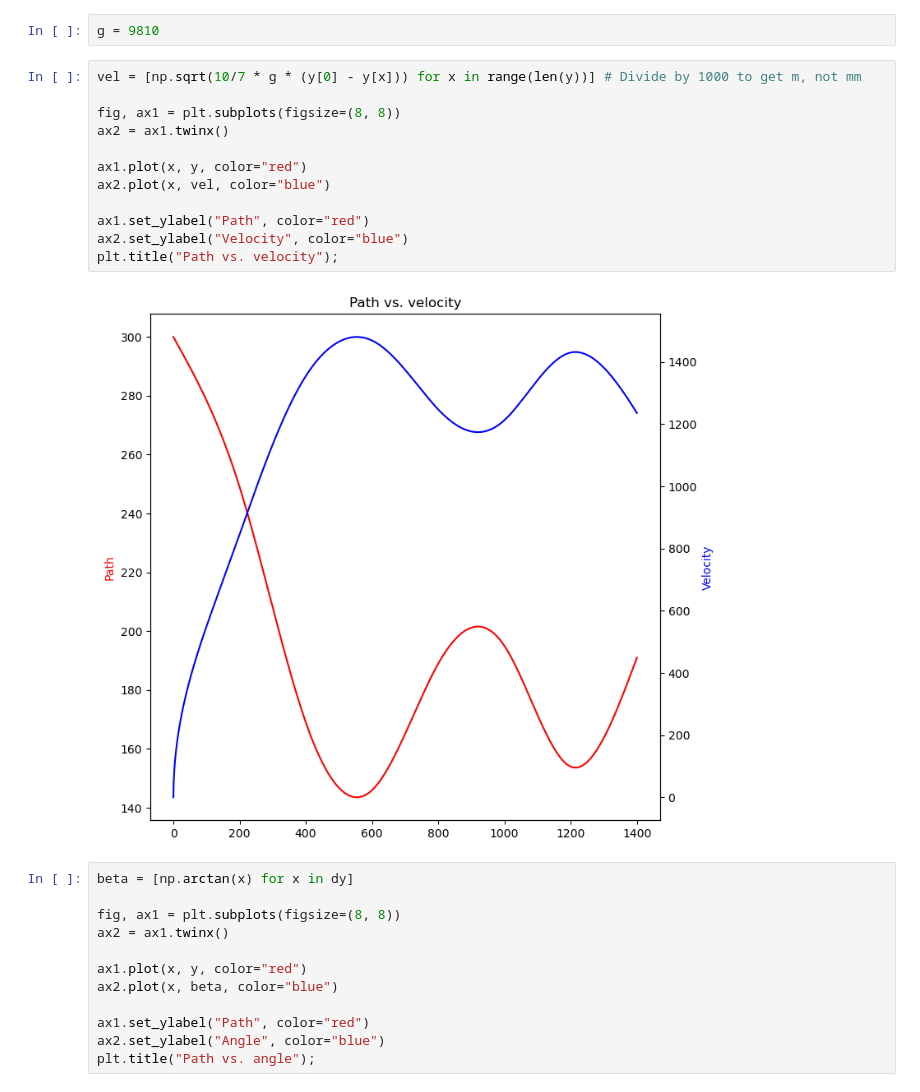
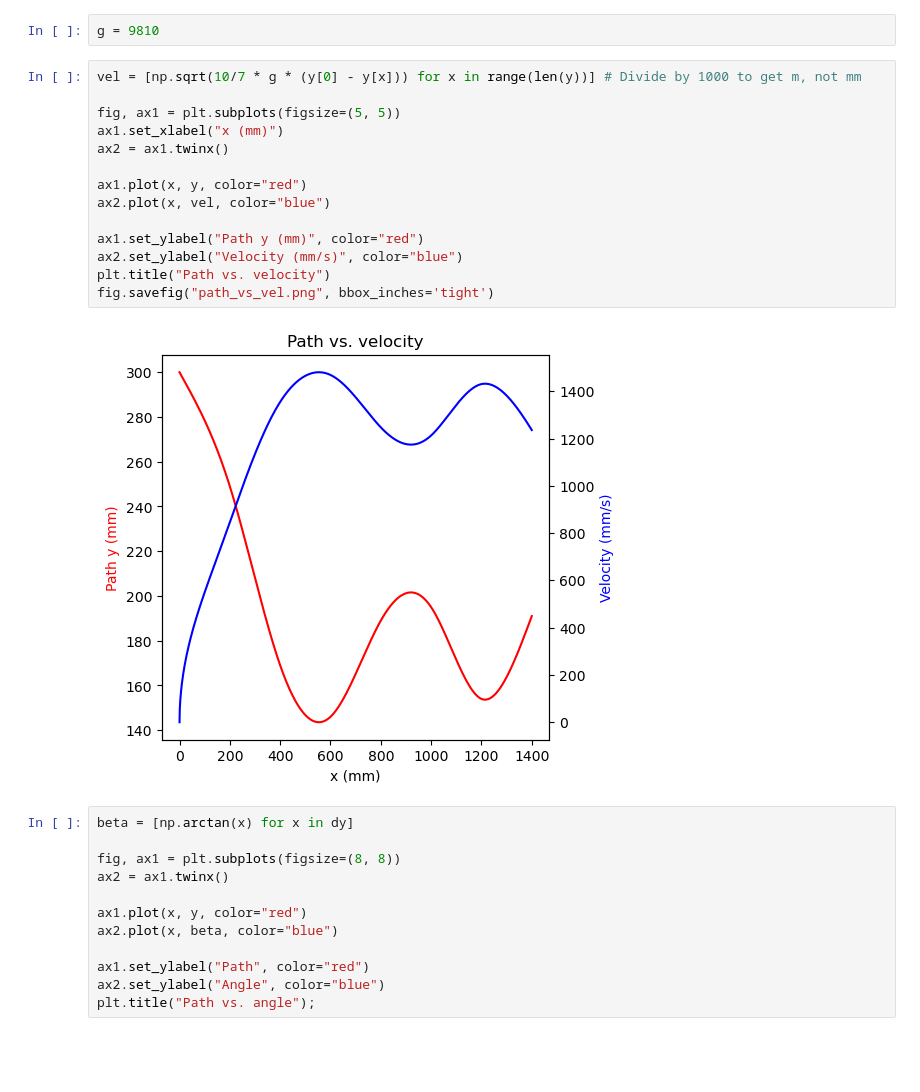
Before and after one commit to halvorlinder/Fysikklab, a Jupyter notebook: baneform_V23.ipynb, the cells around one changed output. Saved outputs shown, nothing was run; the diff lists cells and outputs as text; blank space fills up the shorter version.

```diff
--- a/baneform_V23.ipynb
+++ b/baneform_V23.ipynb
@@ -129,17 +129,19 @@ g = 9810
 # %%
 vel = [np.sqrt(10/7 * g * (y[0] - y[x])) for x in range(len(y))] # Divide by 1000 to get m, not mm
 
-fig, ax1 = plt.subplots(figsize=(8, 8))
+fig, ax1 = plt.subplots(figsize=(5, 5))
+ax1.set_xlabel("x (mm)")
 ax2 = ax1.twinx()
 
 ax1.plot(x, y, color="red")
 ax2.plot(x, vel, color="blue")
 
-ax1.set_ylabel("Path", color="red")
-ax2.set_ylabel("Velocity", color="blue")
-plt.title("Path vs. velocity");
+ax1.set_ylabel("Path y (mm)", color="red")
+ax2.set_ylabel("Velocity (mm/s)", color="blue")
+plt.title("Path vs. velocity")
+fig.savefig("path_vs_vel.png", bbox_inches='tight')
 # %% [output]
-[figure, old version]
+[figure, new version]
 # %%
 beta = [np.arctan(x) for x in dy]
 
```
Also changed, not shown: parts of 5 cells of this notebook.
